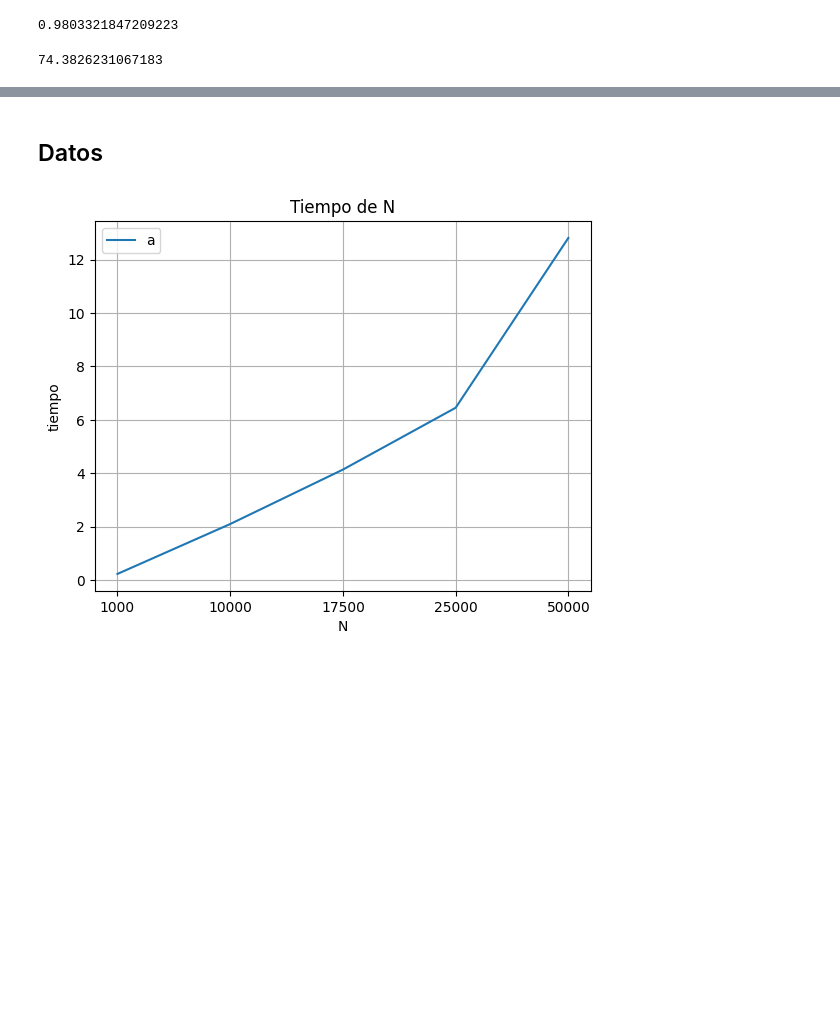
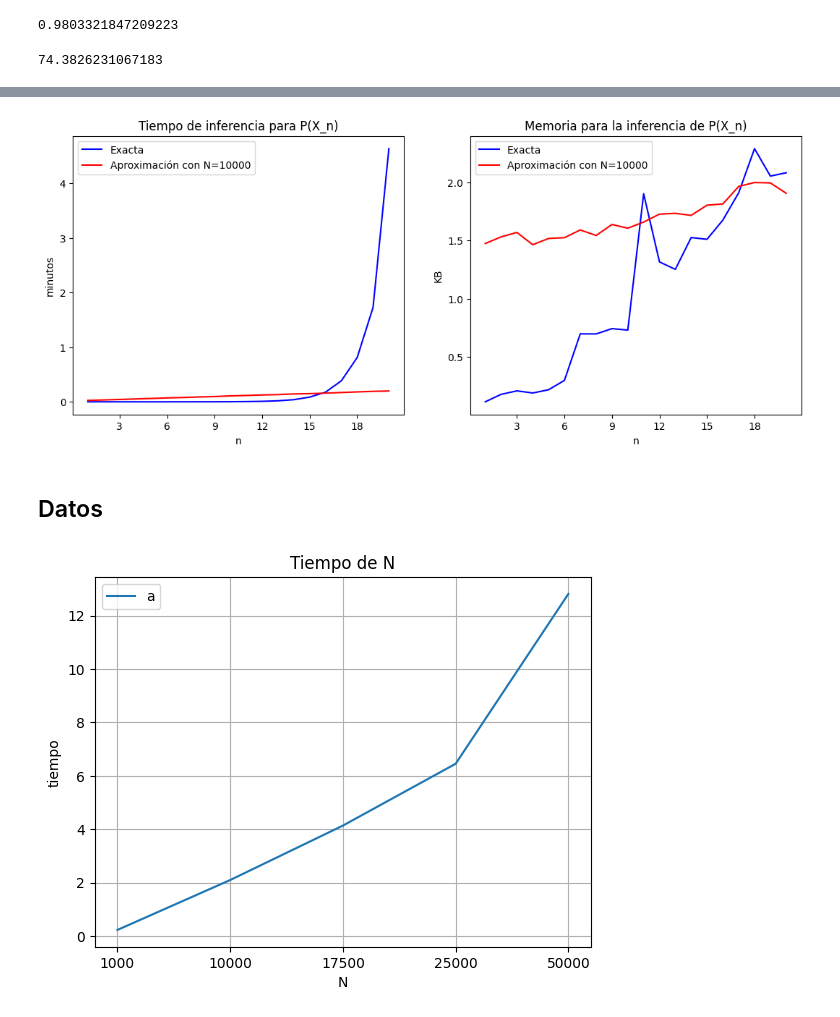
Before and after one commit to robertorys/Tesis, a Jupyter notebook: Test_mib_v2_3_3.ipynb, the cells around one changed output, grey strips where cells are left out. Drawn from its saved outputs; the diff is of its cells as text; code cells hidden in the pictures; blank space fills up the shorter version.

```diff
--- a/Test_mib_v2_3_3.ipynb
+++ b/Test_mib_v2_3_3.ipynb
@@ -670,6 +722,43 @@ timesM = datos["timesM"]
 timesC = datos["timesC"]
 memoryM = datos["memoryM"]
 memoryC = datos["memoryC"]
+# %%
+with open("datosA_MIB2.json", "r") as archivo_json:
+    datos = json.load(archivo_json)
+timesMA = datos["timesM"]
+timesCA = datos["timesC"]
+memoryMA = datos["memoryM"]
+memoryCA = datos["memoryC"]
+# %%
+from matplotlib.ticker import MaxNLocator
+
+xn = [i+1 for i in range(20)]
+fig, ax = plt.subplots(1, 2)
+fig.set_size_inches(13,5)
+# fig.set_size_inches(15,5)
+
+ax[0].plot(xn, [t/60 for t in timesM], color='b',label = 'Exacta')
+ax[0].plot(xn, [t/60 for t in timesMA], color='r',label = 'Aproximación con N=10000')
+ax[0].set_title("Tiempo de inferencia para P(X_n)")
+ax[0].xaxis.set_major_locator(MaxNLocator(integer=True))
+ax[0].set_xlabel("n")
+ax[0].set_ylabel("minutos")
+ax[0].legend(loc = 'upper left')
+
+
+ax[1].plot(xn, [m/1000 for m in memoryM], color='b',label = 'Exacta')
+ax[1].plot(xn, [m/1000 for m in memoryMA], color='r',label = 'Aproximación con N=10000')
+ax[1].set_title("Memoria para la inferencia de P(X_n)")
+ax[1].xaxis.set_major_locator(MaxNLocator(integer=True))
+ax[1].set_xlabel("n")
+ax[1].set_ylabel("KB")
+ax[1].legend(loc = 'upper left')
+
+
+# Mostrar las gráficas
+plt.show()
+# %% [output]
+[figure, added]
 # %% [markdown]
 ## Datos
 # %%
```
Also changed, not shown: parts of 31 cells of this notebook, 34 other files.
